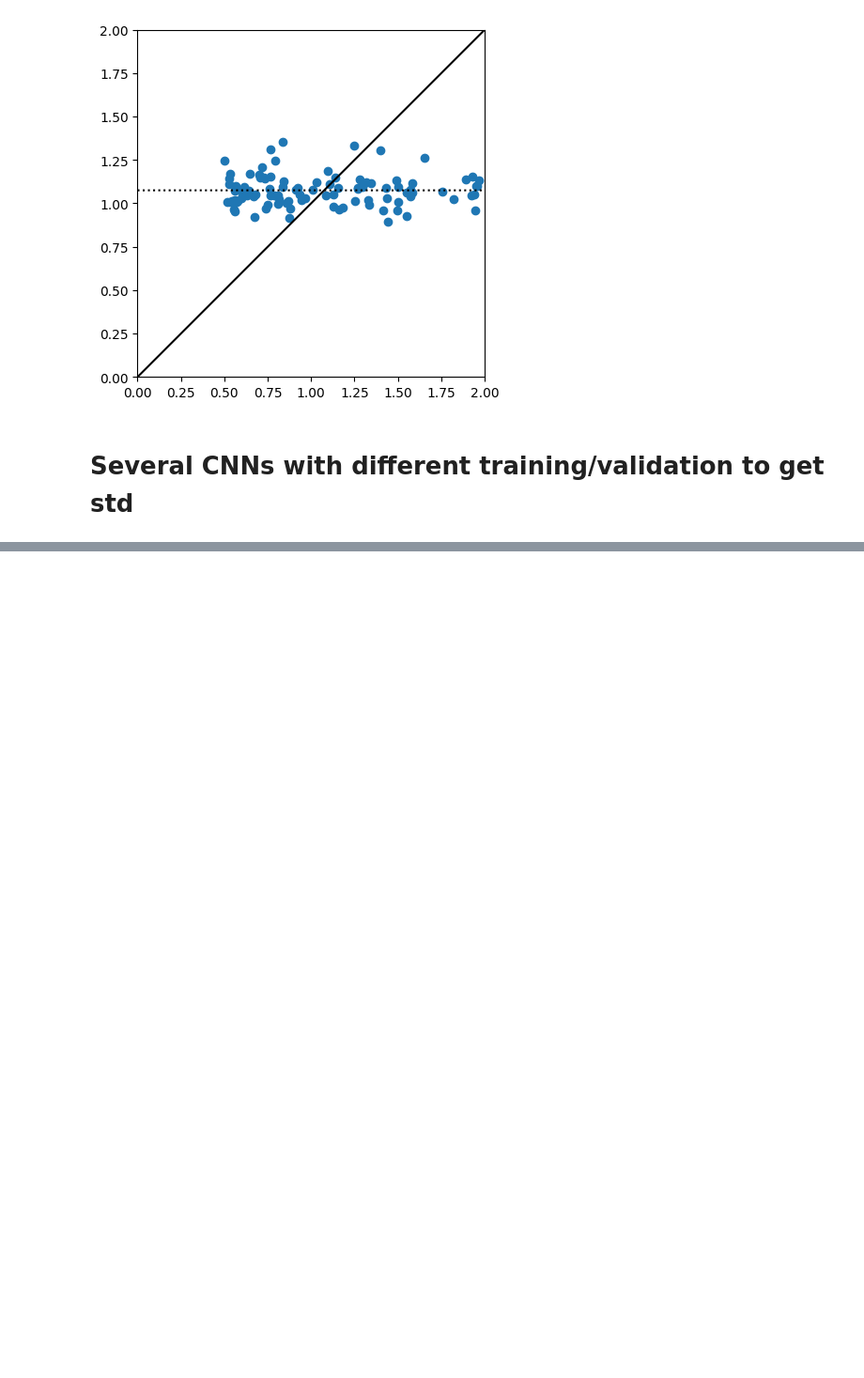
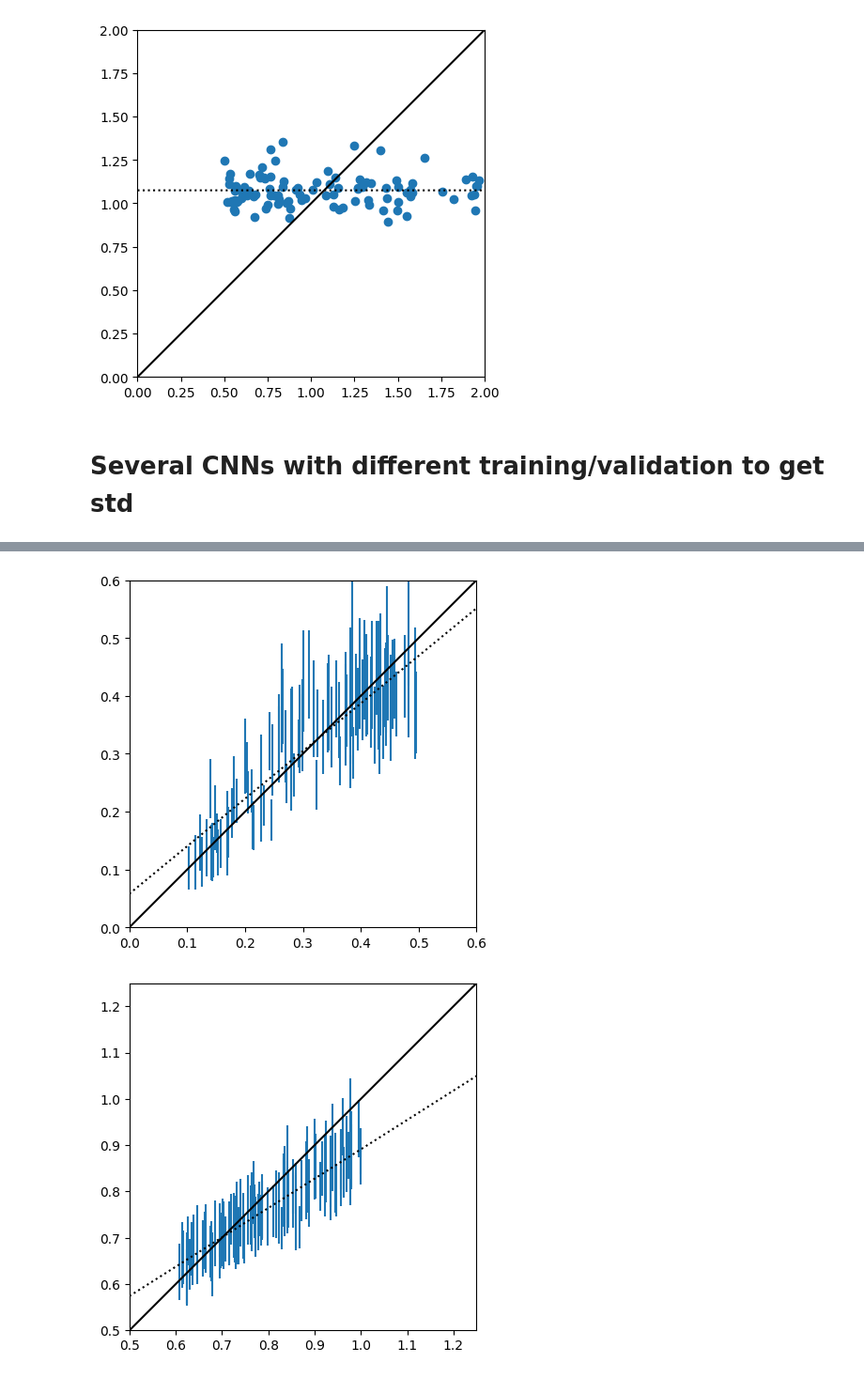
Before and after one commit to shubhagrawal30/CosmoIM, a Jupyter notebook: notebooks/neural_networks.ipynb, the cells around one changed output, grey strips where cells are left out. Shown at 94% size. Drawn from its saved outputs; the diff is of its cells as text; code cells hidden in the pictures; blank space fills up the shorter version.

```diff
--- a/notebooks/neural_networks.ipynb
+++ b/notebooks/neural_networks.ipynb
@@ -520,8 +539,8 @@ for ind in range(9):
 predictions_mean = np.nanmean(predictions, axis=0)
 predictions_std = np.nanstd(predictions, axis=0)
 
-upp_lims = [0.6, 2, 5, 4, 2, 2]
-low_lims = [0, -1, -1, 0, 0, 0]
+upp_lims = [0.6, 1.25, 5, 4, 2, 2]
+low_lims = [0, 0.5, -1, 0, 0, 0]
 for ind, (low_lim, upp_lim) in enumerate(zip(low_lims, upp_lims)):
     p = np.poly1d(np.polyfit(test_y[:, ind], predictions_mean[:, ind], 1))
     plt.figure()
@@ -534,3 +553,4 @@ for ind, (low_lim, upp_lim) in enumerate(zip(low_lims, upp_lims)):
     ax.set_aspect('equal', adjustable='box')
     plt.show()
     plt.close()
+# %% [output]
@@ -536,0 +566,2 @@ for ind, (low_lim, upp_lim) in enumerate(zip(low_lims, upp_lims)):
+[figure, added]
+[figure, added]
```
Also changed, not shown: parts of 5 cells of this notebook.
